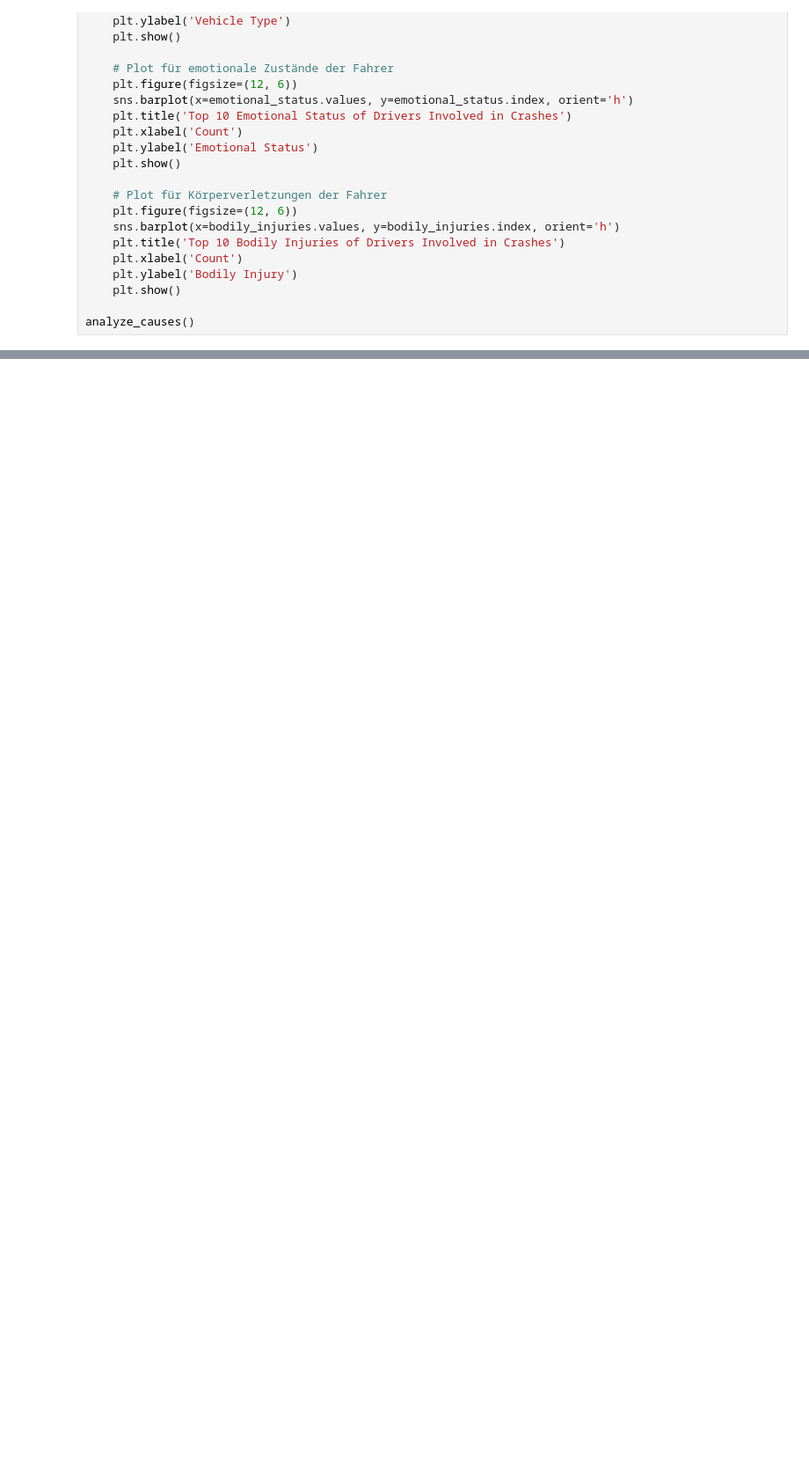
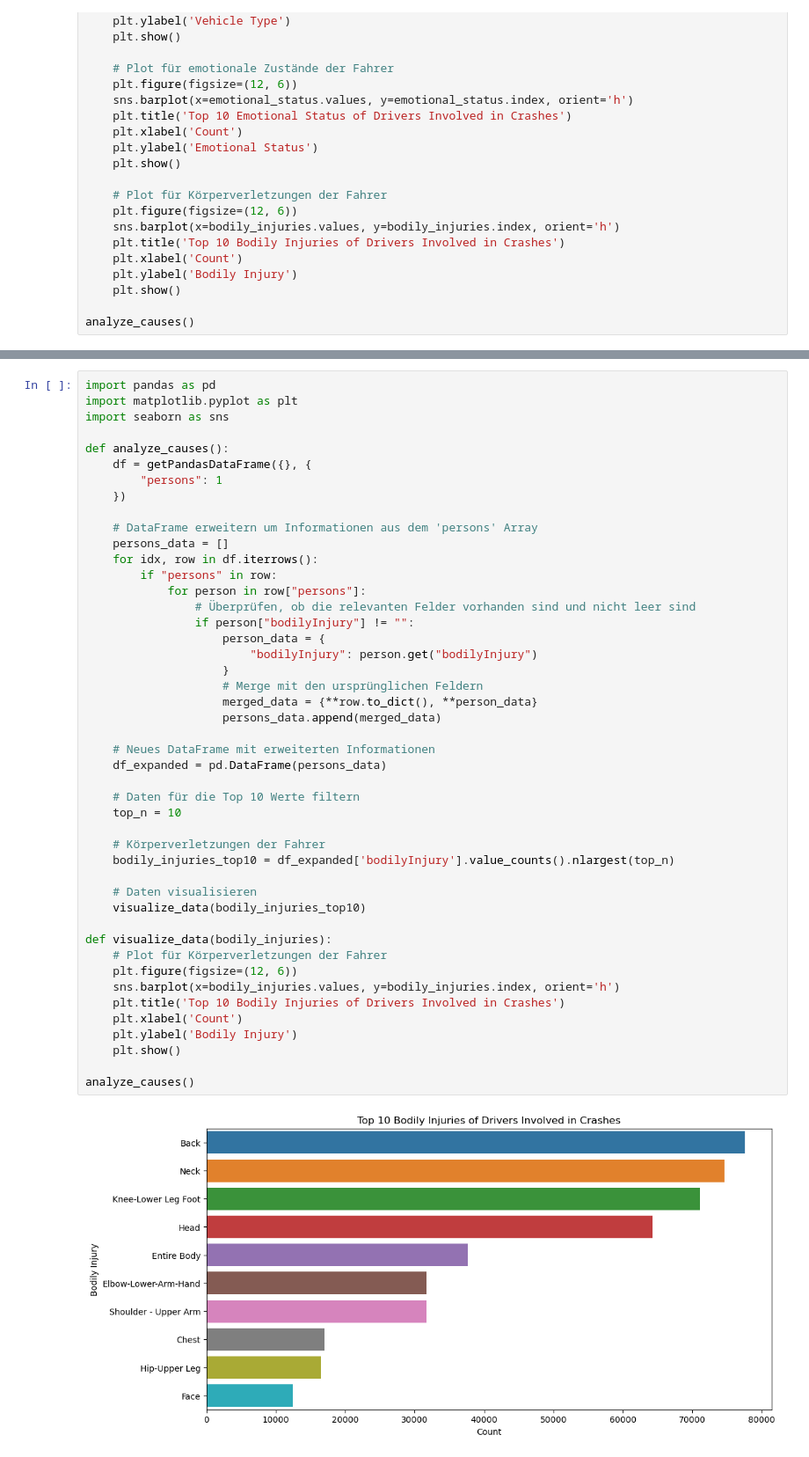
Before and after one commit to cat-thimm/CarCrashes, a Jupyter notebook: analysis/analysis.ipynb, the cells around one changed output, grey strips where cells are left out. Shown at 88% size. Cells and saved outputs as stored; diff of their text form; blank space fills up the shorter version.

```diff
--- a/analysis/analysis.ipynb
+++ b/analysis/analysis.ipynb
@@ -178,3 +290,51 @@ analyze_causes()
+# %%
+import pandas as pd
+import matplotlib.pyplot as plt
+import seaborn as sns
+
+def analyze_causes():
+    df = getPandasDataFrame({}, {
+        "persons": 1
+    })
+
+    # DataFrame erweitern um Informationen aus dem 'persons' Array
+    persons_data = []
+    for idx, row in df.iterrows():
+        if "persons" in row:
+            for person in row["persons"]:
+                # Überprüfen, ob die relevanten Felder vorhanden sind und nicht leer sind
+                if person["bodilyInjury"] != "":
+                    person_data = {
+                        "bodilyInjury": person.get("bodilyInjury")
+                    }
+                    # Merge mit den ursprünglichen Feldern
+                    merged_data = {**row.to_dict(), **person_data}
+                    persons_data.append(merged_data)
+
+    # Neues DataFrame mit erweiterten Informationen
+    df_expanded = pd.DataFrame(persons_data)
+
+    # Daten für die Top 10 Werte filtern
+    top_n = 10
+
+    # Körperverletzungen der Fahrer
+    bodily_injuries_top10 = df_expanded['bodilyInjury'].value_counts().nlargest(top_n)
+
+    # Daten visualisieren
+    visualize_data(bodily_injuries_top10)
+
+def visualize_data(bodily_injuries):
+    # Plot für Körperverletzungen der Fahrer
+    plt.figure(figsize=(12, 6))
+    sns.barplot(x=bodily_injuries.values, y=bodily_injuries.index, orient='h')
+    plt.title('Top 10 Bodily Injuries of Drivers Involved in Crashes')
+    plt.xlabel('Count')
+    plt.ylabel('Bodily Injury')
+    plt.show()
+
+analyze_causes()
+# %% [output]
+[figure, added]
 # %%
 def analyze_dangerous_sections():
     df = getPandasDataFrame({'onStreetName': {'$exists': True, '$ne': ''}}, {
```
Also changed, not shown: parts of 8 cells of this notebook, 15 other files.
